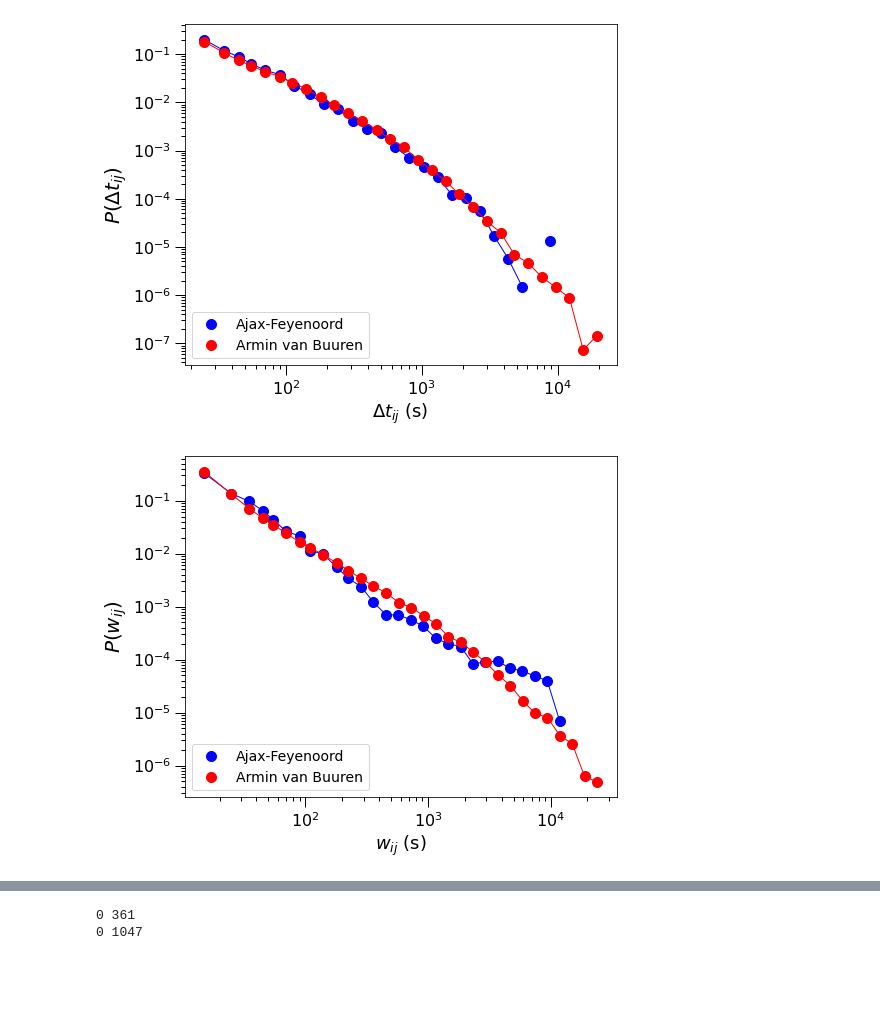
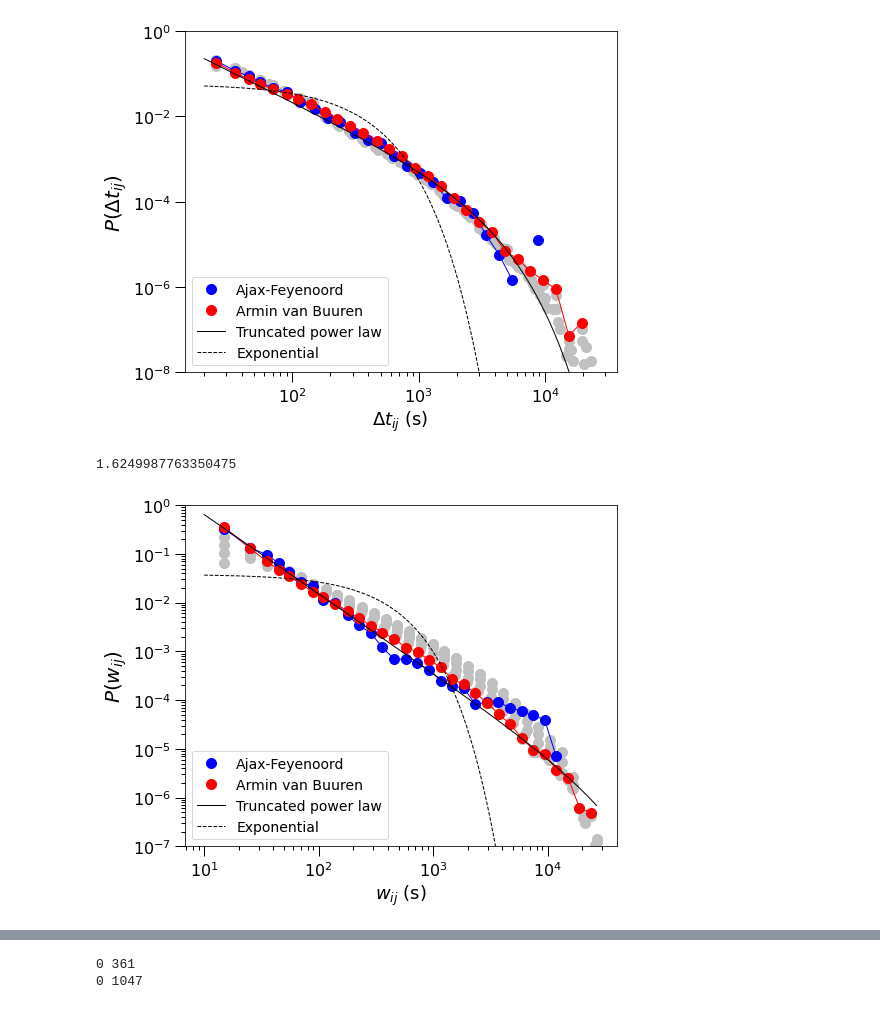
Before and after one commit to anslemhuncho/Crowd-Epidemiology-, a Jupyter notebook: aggregated-network-analysis.ipynb, the cells around one changed output, grey strips where cells are left out. Drawn from its saved outputs; the diff is of its cells as text; code cells hidden in the pictures; blank space fills up the shorter version.

```diff
--- a/aggregated-network-analysis.ipynb
+++ b/aggregated-network-analysis.ipynb
@@ -76,3 +126,16 @@ bin_centers2, hist2 = datapdf(contactdurations2)
+# %%
+# TLF
+C = lambda_tlf**(1-alpha) / float(gammainc(1-alpha,lambda_tlf*a))
+tlf1 = C * t1**(-alpha) * np.exp(-lambda_tlf*t1)
+# %%
+scaling = len(contactdurations2[contactdurations2 > fit.truncated_power_law.xmin])/\
+len(contactdurations2)
+tlf1*=scaling
+# %%
+# Exponential
+lambda_exp = 0.05177417870119181
+a = min(contactdurations2)
+exp1 = lambda_exp * np.exp(-lambda_exp * (t_exp1 - a))
 # %%
-bin_centers1*=10
-bin_centers2*=10
+t1*=10
+t_exp1*=10
@@ -82,26 +142,35 @@ hist1[np.where(hist1==0)[0]]=np.nan
 # %%
 plt.figure(figsize=(8,6))
 plt.subplots_adjust(left=0.15,top=0.95,bottom=0.16)
 
-plt.loglog(bin_centers1, hist1, 'bo', markersize=10, label='Ajax-Feyenoord')
-plt.loglog(bin_centers1, hist1, 'b', linewidth=1)
+for i in range(5):
+    plt.loglog(bin_centers_1[i], hist_1[i], 'o', color='silver', markersize=10)
 
-plt.loglog(bin_centers2, hist2, 'o', color='red', markersize=10, label='Armin van Buuren')
-plt.loglog(bin_centers2, hist2, color='red', linewidth=1)
+plt.loglog(bin_centers1a, hist1a, 'bo', markersize=10, label='Ajax-Feyenoord')
+plt.loglog(bin_centers1a, hist1a, 'b', linewidth=1)
+
+plt.loglog(bin_centers2a, hist2a, 'o', color='red', markersize=10, label='Armin van Buuren')
+plt.loglog(bin_centers2a, hist2a, color='red', linewidth=1)
+
+# temporary solution
+#fit.stretched_exponential.plot_pdf(color = 'k', linewidth =2)
+plt.loglog(t1, tlf1, color='k', linewidth=1, label='Truncated power law')
+
+plt.loglog(t_exp1, exp1, color='k', linewidth=1, linestyle='dashed', label='Exponential')
 
 plt.xlabel(r'$\Delta t_{ij}$' + ' (s)', fontsize=18)
 plt.ylabel(r'$P(\Delta t_{ij})$', fontsize=20)
 plt.xticks(fontsize=16)
 plt.yticks(fontsize=16)
 plt.tick_params(axis='both',length=10,width=1,which='major')
 plt.tick_params(axis='both',length=4,width=1,which='minor')
 
 plt.legend(loc=3,fontsize = 14)
 #plt.xlim([10,1e5])
-#plt.ylim([1e-6,1])
+plt.ylim([1e-8,1])
 
-#plt.savefig('contactduration-pdfs-combi-20210906.png')
+#plt.savefig('plots/contactduration-pdfs-combi-20220612.png')
 
 plt.show()
 # %% [output]
-[figure, old version]
+[figure, new version]
@@ -110,0 +181,5 @@ bin_centers2, hist2 = datapdf(weights2)
+# %%
+fit = powerlaw.Fit(weights2, xmin=min(weights2))
+fit.truncated_power_law.alpha
+# %% [output]
+1.6249987763350475
@@ -115,11 +210,20 @@ bin_centers2*=10
 plt.figure(figsize=(8,6))
 plt.subplots_adjust(left=0.15,top=0.95,bottom=0.16)
 
-plt.loglog(bin_centers1, hist1, 'bo', markersize=10, label='Ajax-Feyenoord')
-plt.loglog(bin_centers1, hist1, 'b', linewidth=1)
+for i in range(5):
+    plt.loglog(bin_centers_2[i], hist_2[i], 'o', color='silver', markersize=10)
 
-plt.loglog(bin_centers2, hist2, 'o', color='red', markersize=10, label='Armin van Buuren')
-plt.loglog(bin_centers2, hist2, color='red', linewidth=1)
+plt.loglog(bin_centers1b, hist1b, 'bo', markersize=10, label='Ajax-Feyenoord')
+plt.loglog(bin_centers1b, hist1b, 'b', linewidth=1)
+
+plt.loglog(bin_centers2b, hist2b, 'o', color='red', markersize=10, label='Armin van Buuren')
+plt.loglog(bin_centers2b, hist2b, color='red', linewidth=1)
+
+# temporary solution
+#fit.stretched_exponential.plot_pdf(color = 'k', linewidth =2)
+plt.loglog(t2, tlf2, color='k', linewidth=1, label='Truncated power law')
+
+plt.loglog(t_exp2, exp2, color='k', linewidth=1, linestyle='dashed', label='Exponential')
 
 plt.xlabel(r'$w_{ij}$' + ' (s)', fontsize=18)
 plt.ylabel(r'$P(w_{ij})$', fontsize=20)
@@ -130,10 +234,10 @@ plt.tick_params(axis='both',length=4,width=1,which='minor')
 
 plt.legend(loc=3,fontsize = 14)
 #plt.xlim([10,1e5])
-#plt.ylim([1e-6,1])
+plt.ylim([1e-7,1])
 
-#plt.savefig('weight-distributions-combi-20210906.png')
+#plt.savefig('plots/weight-distributions-combi-20220612.png')
 
 plt.show()
 # %% [output]
-[figure, old version]
+[figure, new version]
```
Also changed, not shown: parts of 40 cells of this notebook.
